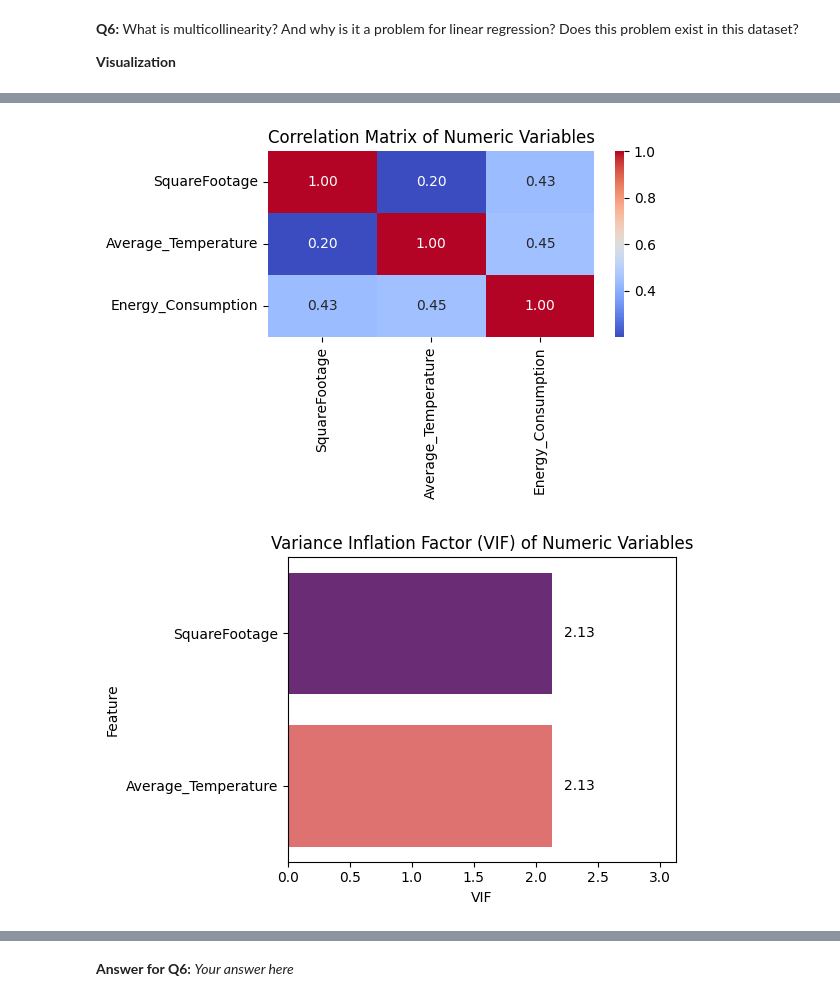
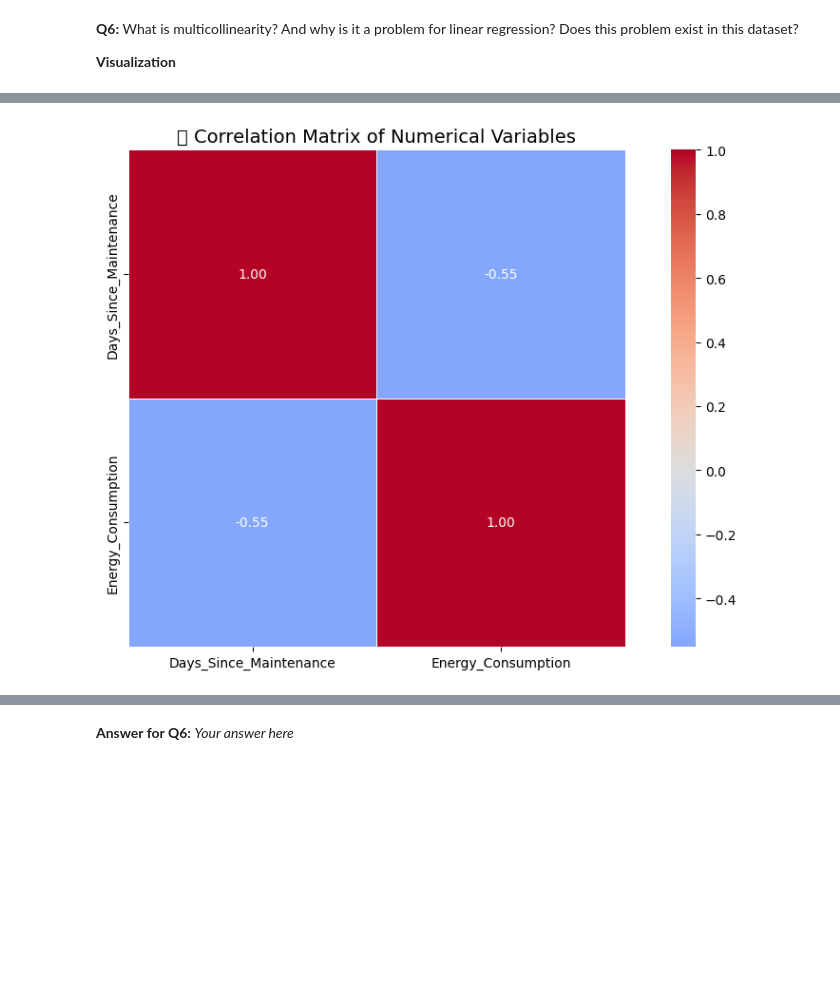
Before and after one commit to AhmedAbdelaziz003/SE, a Jupyter notebook: Regression_Mini-Project.ipynb, the cells around one changed output, grey strips where cells are left out. Cells and saved outputs as stored; diff of their text form; code cells hidden in the pictures; blank space fills up the shorter version.

```diff
--- a/Regression_Mini-Project.ipynb
+++ b/Regression_Mini-Project.ipynb
@@ -116,6 +129,0 @@ min             NaN           NaN         NaN          NaN         NaN
-# %%
-
-
-print("🔹 Cleaned DataFrame:")
-df['Day_of_Week'] = df['Day_of_Week'].str.strip().str.title()
-print(df)
@@ -444,57 +554,54 @@ dataset?
 
 **Visualization**
 # %%
+import matplotlib.pyplot as plt
+import seaborn as sns
 import pandas as pd
-import seaborn as sns
-import matplotlib.pyplot as plt
 from statsmodels.stats.outliers_influence import variance_inflation_factor
 
 
-df['SquareFootage'] = pd.to_numeric(df['SquareFootage'], errors='coerce')
-df['Average_Temperature'] = pd.to_numeric(df['Average_Temperature'], errors='coerce')
-
-df['Energy_Consumption'] = pd.to_numeric(
-    df['Energy_Consumption'].astype(str).str.replace(r'[^0-9.]', '', regex=True),
-    errors='coerce'
-)
+num_cols = df_clean.select_dtypes(include=['float64', 'int64']).columns.tolist()
+print("📊 Numerical Columns considered for multicollinearity check:\n", num_cols, "\n")
 
 
-df_numeric = df[['SquareFootage', 'Average_Temperature', 'Energy_Consumption']].dropna()
+corr_matrix = df_clean[num_cols].corr()
 
-corr = df_numeric.corr()
-
-plt.figure(figsize=(6, 4))
-sns.heatmap(corr, annot=True, cmap='coolwarm', fmt=".2f")
-plt.title("Correlation Matrix of Numeric Variables", fontsize=12)
+plt.figure(figsize=(10, 6))
+sns.heatmap(
+    corr_matrix,
+    annot=True,
+    cmap='coolwarm',
+    center=0,
+    fmt=".2f",
+    square=True,
+    linewidths=0.5
+)
+plt.title('🔗 Correlation Matrix of Numerical Variables', fontsize=14)
 plt.tight_layout()
 plt.show()
 
-X = df_numeric.drop(columns='Energy_Consumption')
 
-vif_data = pd.DataFrame({
-    "Feature": X.columns,
-    "VIF": [variance_inflation_factor(X.values, i) for i in range(X.shape[1])]
-})
+df_vif = df_clean[num_cols].dropna().copy()
 
 
-plt.figure(figsize=(6, 4))
-sns.barplot(
-    x='VIF',
-    y='Feature',
-    hue='Feature',
-    data=vif_data,
-    palette='magma',
-    legend=False
-)
-plt.title("Variance Inflation Factor (VIF) of Numeric Variables", fontsize=12)
-plt.xlim(0, max(vif_data['VIF']) + 1)
+vif_data = pd.DataFrame()
+vif_data["Feature"] = df_vif.columns
+vif_data["VIF"] = [variance_inflation_factor(df_vif.values, i) for i in range(df_vif.shape[1])]
 
-for i, (vif, feature) in enumerate(zip(vif_data['VIF'], vif_data['Feature'])):
-    plt.text(vif + 0.1, i, f"{vif:.2f}", va='center')
+print("📈 Variance Inflation Factor (VIF) Results:")
+print(vif_data, "\n")
 
-plt.tight_layout()
-plt.show()
 
-print("🔹 VIF Values:")
-print(vif_data)
+print("📘 Interpretation Guide:")
+print("• VIF < 5 → No multicollinearity issue ✅")
+print("• 5 ≤ VIF < 10 → Moderate multicollinearity ⚠️")
+print("• VIF ≥ 10 → Serious multicollinearity ❌\n")
+
+
+high_vif = vif_data[vif_data['VIF'] >= 5]
+if not high_vif.empty:
+    print("⚠️ Variables showing signs of multicollinearity:")
+    print(high_vif)
+else:
+    print("✅ No significant multicollinearity detected in this dataset.")
 # %% [output]
@@ -501,2 +610 @@ print(vif_data)
-[figure, old version]
+[figure, new version]
-[figure, removed]
```
Also changed, not shown: parts of 18 cells of this notebook.
